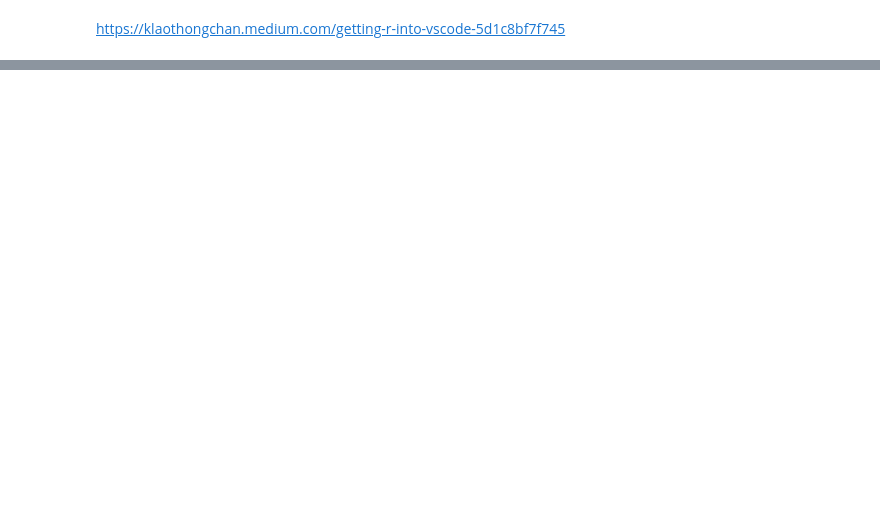
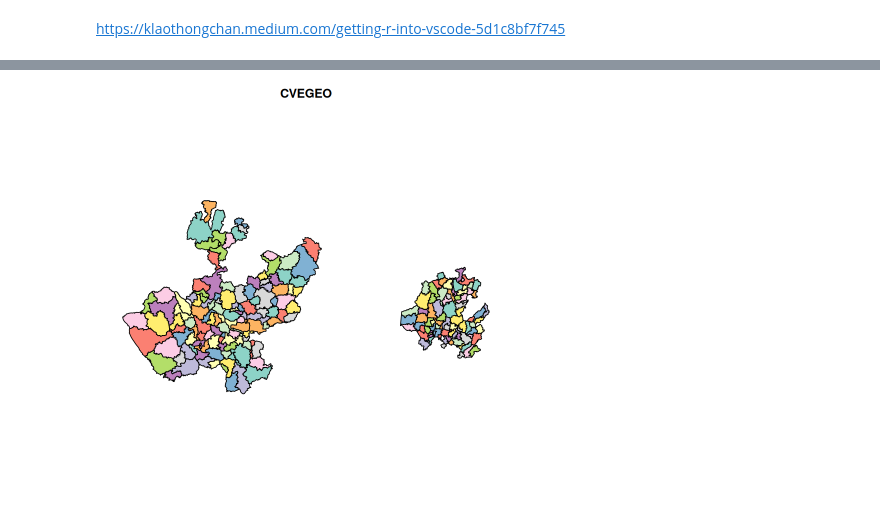
Before and after one commit to LuisGorozpe/Econometria-y-Estad-stica-Espacial, a Jupyter notebook: introduccion-R.ipynb, the cells around one changed output, grey strips where cells are left out. Drawn from its saved outputs; the diff is of its cells as text; code cells hidden in the pictures; blank space fills up the shorter version.

```diff
--- a/introduccion-R.ipynb
+++ b/introduccion-R.ipynb
@@ -63,0 +131,6 @@ https://klaothongchan.medium.com/getting-r-into-vscode-5d1c8bf7f745
+# %%
+Jal_hid<-municipi[municipi$CVE_ENT%in%c(13,14),"CVEGEO"]
+# %%
+plot(Jal_hid)
+# %% [output]
+[figure, added]
```
Also changed, not shown: parts of 16 cells of this notebook, 10 other files.
